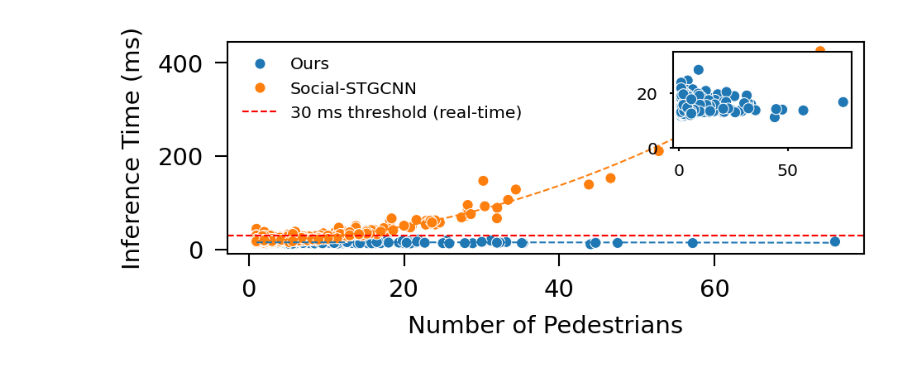
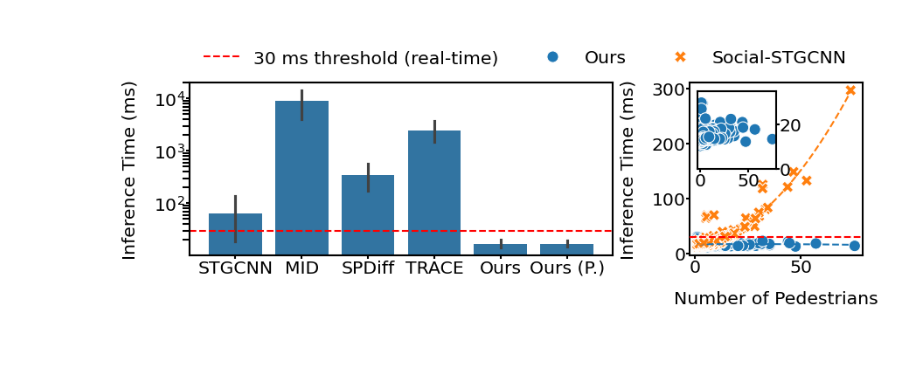
Before and after one commit to yuzhTHU/HuaweiCrowdSimulationCodeRelease, a Jupyter notebook: scripts/260204检查推断时间随规模变化.ipynb, the cells around one changed output. Drawn from its saved outputs; the diff is of its cells as text; code cells hidden in the pictures.

```diff
--- a/scripts/260204检查推断时间随规模变化.ipynb
+++ b/scripts/260204检查推断时间随规模变化.ipynb
@@ -80,58 +106,93 @@ KeyError: 'accuracy'
 # %%
+from io import StringIO
+from src.utils.plot import merge_axes
 df_plot = pd.concat(all_df_list, ignore_index=True)
 df_plot = df_plot[df_plot['ped_num'] <= 100]
 
-fi, fig, axes = get_fig(1, 1, FW=8, A_ratio=3.0, HS=5)
+fi, fig, axes = get_fig(1, 3, FW=8, A_ratio=1.0, HS=3)
+axes = [
+    merge_axes(axes[:2]),
+    axes[2],
+]
 
 ax = axes[0]
+data = pd.read_csv(StringIO("""
+Model	eth	hotel	zara01	zara02	univ	gc	sdd	waymo
+STGCNN	33.18	15.40	19.06	19.50	67.91	319.82	15.19	21.60
+MID	3200.15	5365.79	6780.68	7362.07	24278.06	20187.76	3579.94	1058.66
+SPDiff	191.72	178.22	160.33	491.07	491.69	150.87	82.06	1058.66
+TRACE	868.3	3368.46	1555.97	1743.17	5663.92	1786.52	3997.68	879.30
+Ours	27.28	16.98	12.52	12.93	14.42	16.14	16.60	15.25
+Ours (P.)	24.84	16.15	15.65	13.89	15.41	18.18	15.81	14.27
+# Ours (U.)	12.74	12.11	13.20	13.87	13.98	17.38	13.26	12.71
+# Ours (U., P.)	15.82	29.74	31.42	33.81	30.54	16.33	16.53	15.49
+"""), sep='\t', comment='#')
+sns.barplot(
+    data=data.melt(id_vars='Model', var_name='dataset', value_name='rollout_time'),
+    x='Model',
+    y='rollout_time',
+    ax=ax,
+)
+ax.semilogy()
+ax.axhline(y=30, color='red', linestyle='--', label='30 ms threshold (real-time)')
+ax.tick_params(labelsize=0.7*fi['fontsize'], length=1, pad=0.2)
+ax.set_xlabel('')
+ax.set_ylabel('Inference Time (ms)', fontsize=0.7*fi['fontsize'])
+
+ax = axes[1]
+ax.axhline(y=30, color='red', linestyle='--', label='30 ms threshold (real-time)', zorder=999)
 sns.scatterplot(
     data=df_plot,
     x='ped_num',
     y='rollout_time',
     hue='model',
+    style='model',
     s=10,
     rasterized=True,
+    ax=ax,
 )
-ax.axhline(y=30, color='red', linestyle='--', label='30 ms threshold (real-time)')
-ax.legend(title=None, frameon=False, loc='upper left', fontsize=0.7*fi['fontsize'])
-ax.set_xlabel('Number of Pedestrians')
-ax.set_ylabel('Inference Time (ms)')
+ax.legend(title=None, frameon=False, loc='lower right', fontsize=0.7*fi['fontsize'], bbox_to_anchor=(1.0, 1.0), ncol=3)
+ax.set_xlabel('Number of Pedestrians', fontsize=0.7*fi['fontsize'])
+ax.set_ylabel('Inference Time (ms)', fontsize=0.7*fi['fontsize'])
+ax.tick_params(labelsize=0.7*fi['fontsize'], length=1, pad=0)
 
 x = df_plot[df_plot['model'] == 'Ours']['ped_num'].values
 y = df_plot[df_plot['model'] == 'Ours']['rollout_time'].values
 coefficients = np.polyfit(x, y, 2)
 polynomial = np.poly1d(coefficients)
 x_fit = np.linspace(x.min(), x.max(), 100)
 y_fit = polynomial(x_fit)
 ax.plot(x_fit, y_fit, color='C0', linestyle='--', label='Ours Fit')
 
 x = df_plot[df_plot['model'] == 'Social-STGCNN']['ped_num'].values
 y = df_plot[df_plot['model'] == 'Social-STGCNN']['rollout_time'].values
 coefficients = np.polyfit(x, y, 2)
 polynomial = np.poly1d(coefficients)
 x_fit = np.linspace(x.min(), x.max(), 100)
 y_fit = polynomial(x_fit)
 ax.plot(x_fit, y_fit, color='C1', linestyle='--', label='Social-STGCNN Fit')
 
 x, y, w, h = ax.get_position().bounds
-sub_ax = fig.add_axes([x+0.7*w, y+0.5*h, 0.28*w, 0.45*h])
+sub_ax = fig.add_axes([x+0.05*w, y+0.5*h, 0.45*w, 0.45*h])
 sns.scatterplot(
     data=df_plot[df_plot['model'] == 'Ours'],
     x='ped_num',
     y='rollout_time',
     hue='model',
     s=10,
     ax=sub_ax,
     legend=False,
     rasterized=True,
 )
 sub_ax.set_xlabel('')
 sub_ax.set_ylabel('')
-sub_ax.tick_params(labelsize=fi['fontsize']*0.7, length=1)
+sub_ax.tick_params(labelsize=fi['fontsize']*0.7, length=1, pad=0)
 sub_ax.set_ylim(0, 35)
+sub_ax.yaxis.tick_right()
 
-fig.savefig('figures/vary_pedestrian_num.png', dpi=300, transparent=True, bbox_inches='tight')
-fig.savefig('figures/vary_pedestrian_num.pdf', dpi=300, transparent=True, bbox_inches='tight')
-fig.savefig('figures/vary_pedestrian_num.svg', dpi=300, transparent=True, bbox_inches='tight')
+
+fig.savefig('figures/speed.png', dpi=300, transparent=True, bbox_inches='tight')
+fig.savefig('figures/speed.pdf', dpi=300, transparent=True, bbox_inches='tight')
+fig.savefig('figures/speed.svg', dpi=300, transparent=True, bbox_inches='tight')
 # %% [output]
-[figure, old version]
+[figure, new version]
```
Also changed, not shown: parts of 4 cells of this notebook, 8 other files.
